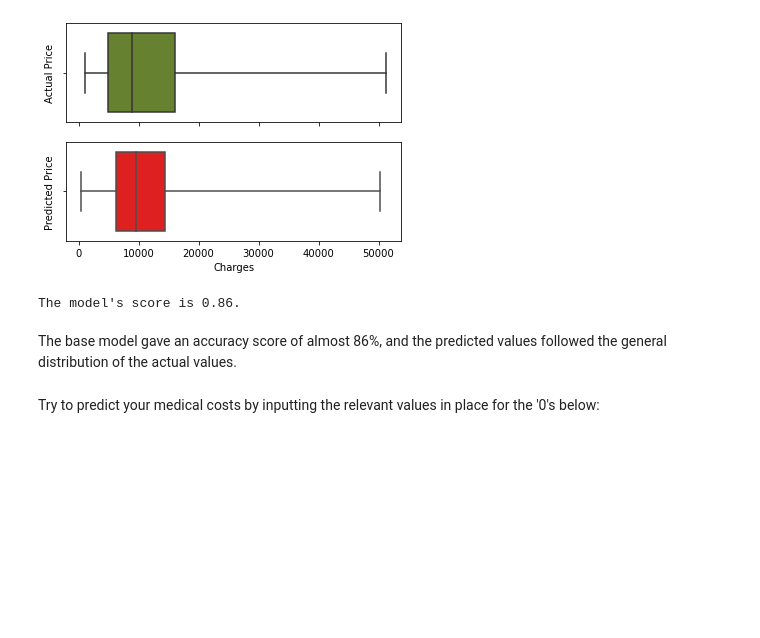
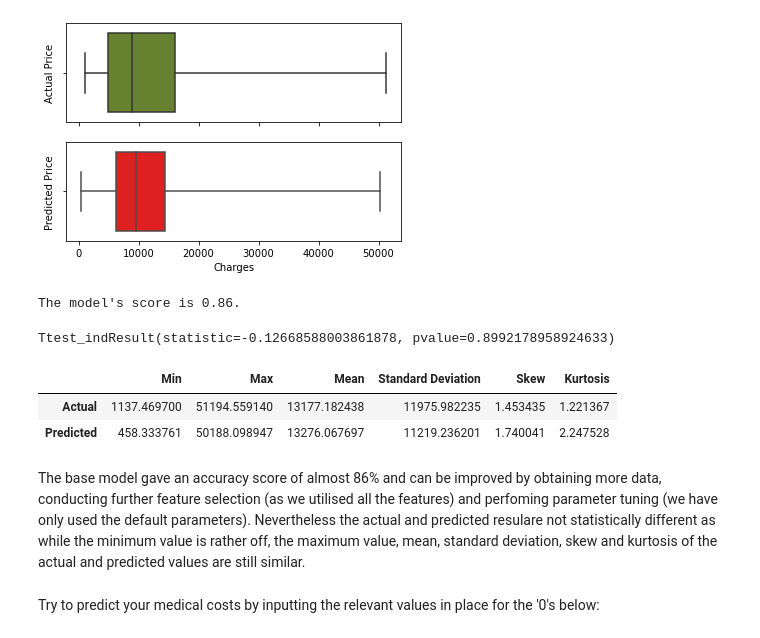
Before and after one commit to gracecmy/MedicalCosts-Regression, a Jupyter notebook: predicting-medical-charges-with-gradient-boost.ipynb, the cells around one changed output. Cells and saved outputs as stored; diff of their text form; code cells hidden in the pictures; blank space fills up the shorter version.

```diff
--- a/predicting-medical-charges-with-gradient-boost.ipynb
+++ b/predicting-medical-charges-with-gradient-boost.ipynb
@@ -347,8 +347,31 @@ Text(0, 0.5, 'Predicted Price')
 print("The model's score is {:.2f}.".format(model.score(x_test,y_test)))
 # %% [output]
 The model's score is 0.86.
-# %% [markdown]
-The base model gave an accuracy score of almost 86%, and the predicted values followed the general distribution of the actual values.
+# %%
+a=y_test
+b=y_predict
+
+stats.ttest_ind(a,b)
+# %% [output]
+Ttest_indResult(statistic=-0.12668588003861878, pvalue=0.8992178958924633)
+# %%
+results=pd.DataFrame({"Actual":y_test,"Predicted":y_predict})
+
+smin=[stats.tmin(results[i]) for i in results.columns]
+smax=[stats.tmax(results[i]) for i in results.columns]
+smean=[stats.tmean(results[i]) for i in results.columns]
+sstd=[stats.tstd(results[i]) for i in results.columns]
+sskew=[stats.skew(results[i]) for i in results.columns]
+skurtosis=[stats.kurtosis(results[i]) for i in results.columns]
+
+stable=pd.DataFrame({"Min":smin,"Max":smax,"Mean":smean,"Standard Deviation":sstd,"Skew":sskew,"Kurtosis":skurtosis},index=results.columns)
+stable
+# %% [output]
+|  | Min | Max | Mean | Standard Deviation | Skew | Kurtosis |
+| Actual | 1137.469700 | 51194.559140 | 13177.182438 | 11975.982235 | 1.453435 | 1.221367 |
+| Predicted | 458.333761 | 50188.098947 | 13276.067697 | 11219.236201 | 1.740041 | 2.247528 |
+# %% [markdown]
+The base model gave an accuracy score of almost 86% and can be improved by obtaining more data, conducting further feature selection (as we utilised all the features) and perfoming parameter tuning (we have only used the default parameters). Nevertheless the actual and predicted resulare not statistically different as while the minimum value is rather off, the maximum value, mean, standard deviation, skew and kurtosis of the actual and predicted values are still similar.
 # %% [markdown]
 Try to predict your medical costs by inputting the relevant values in place for the '0's below:
 # %%
```
Also changed, not shown: parts of 2 cells of this notebook.
